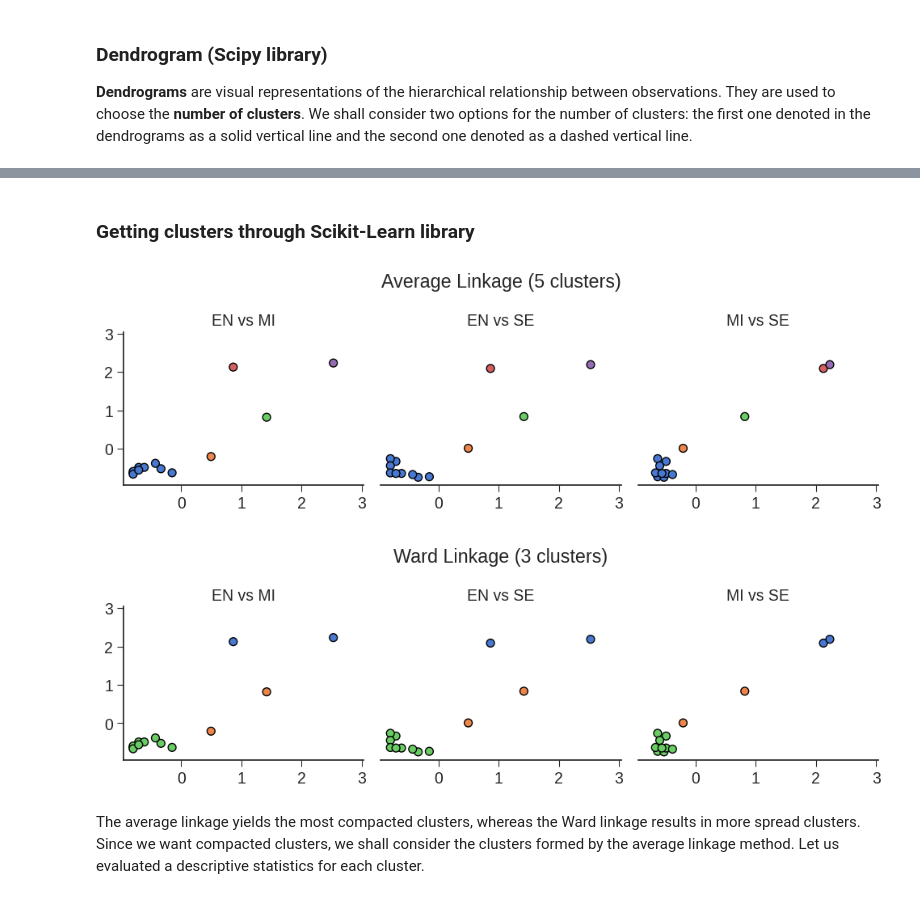
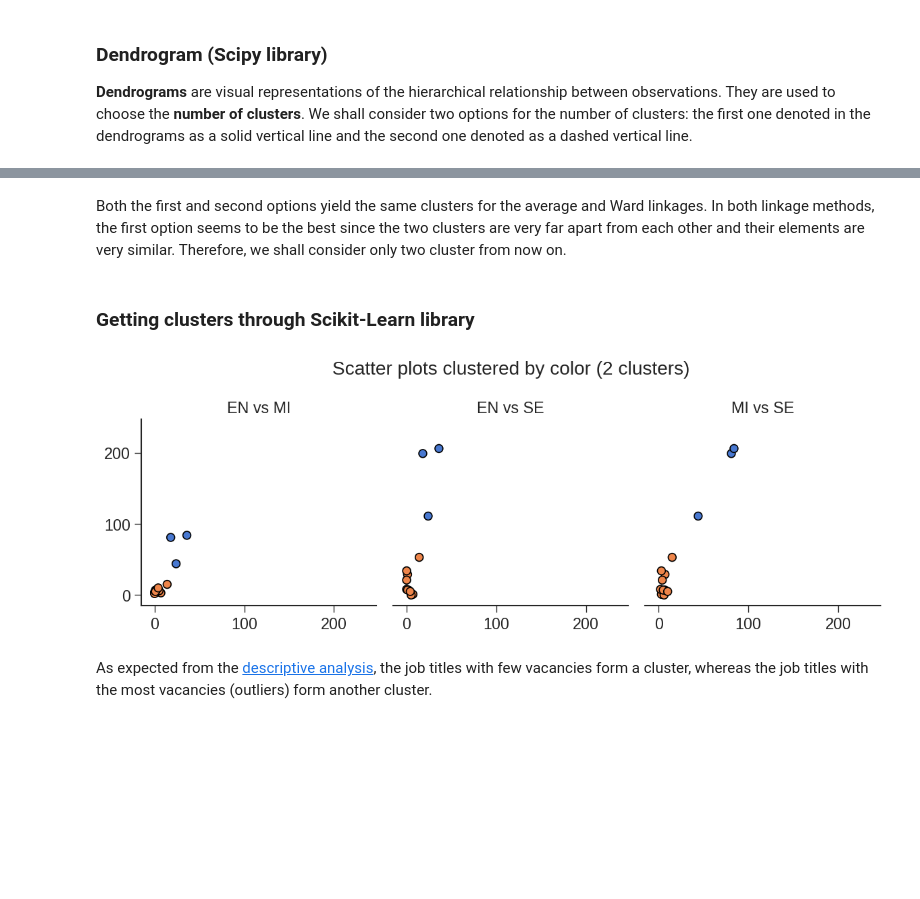
Before and after one commit to nicolaubruno/ML_projects, a Jupyter notebook: Data Science Jobs/hierarchical.ipynb, the cells around one changed output, grey strips where cells are left out. Saved outputs shown, nothing was run; the diff lists cells and outputs as text; code cells hidden in the pictures; blank space fills up the shorter version.

```diff
--- a/Data Science Jobs/hierarchical.ipynb
+++ b/Data Science Jobs/hierarchical.ipynb
@@ -59,3 +72,0 @@ Since the amplitudes of each experience level are different, we shall scale the
-# %%
-scaled_df = pd.DataFrame(StandardScaler().fit_transform(df), index = df.index, columns = df.columns)
-scaled_df
@@ -116,7 +111,7 @@ max_distance = np.max(proximity_matrices)
 
 #----- Figure and Axes ------#
 
-fig = plt.figure(figsize = (13,4), dpi = 80)
+fig = plt.figure(figsize = (13,4), dpi = 100)
 gs = fig.add_gridspec(nrows = 1, ncols = 22)
 
 axs = [
@@ -306,76 +299,73 @@ The average and Ward linkages yield similar clusters for the first option. The o
+# %% [markdown]
+Both the first and second options yield the same clusters for the average and Ward linkages. In both linkage methods, the first option seems to be the best since the two clusters are very far apart from each other and their elements are very similar. Therefore, we shall consider only two cluster from now on.
 # %% [markdown]
 ### Getting clusters through Scikit-Learn library
 # %%
 #----- Defining Estimators and fitting them to the data -----#
-fitted_models = [
-    AgglomerativeClustering(n_clusters = 5, linkage = 'average').fit(scaled_df),
-    AgglomerativeClustering(n_clusters = 3, linkage = 'ward').fit(scaled_df)
-]
+fitted_model = AgglomerativeClustering(n_clusters = 2, linkage = 'ward').fit(scaled_df)
 
 #----- Set figure and Axis -----#
 
-fig = plt.figure(figsize = (10, 7), dpi = 100)
-gs = fig.add_gridspec(nrows = 2, ncols = 3)
+fig = plt.figure(figsize = (10, 4), dpi = 120)
+gs = fig.add_gridspec(nrows = 1, ncols = 3)
 
 ax = []
-for i in range(2):
+for i in range(1):
     for j in range(3):
         ax.append(fig.add_subplot(gs[i, j]))
 
         # Remove spines
         if j == 0:
             ax[-1].spines[['top', 'right']].set_visible(False)
 
         else:
             ax[-1].spines[['top', 'right', 'left']].set_visible(False)
             ax[-1].yaxis.set_tick_params(labelleft = False, left = False)
 
-        ax[-1].set_xlim(scaled_df.min().min()*1.2, scaled_df.max().max()*1.2)
-        ax[-1].set_ylim(scaled_df.min().min()*1.2, scaled_df.max().max()*1.2)
+        ax[-1].set_xlim(-15, df.max().max()*1.2)
+        ax[-1].set_ylim(-15, df.max().max()*1.2)
 
 #----- Style -----#
 
 plt.style.use('seaborn-ticks')
 plt.rcParams.update({'font.size': 14})
 
 #----- Scatter plots -----#
 
-suptitles = ['Average Linkage (%d clusters)' % 5, 'Ward Linkage (%d clusters)' % 3]
 titles = ['EN vs MI', 'EN vs SE', 'MI vs SE']
 cols = [('EN', 'MI'), ('EN', 'SE'), ('MI', 'SE')]
 
-for i in range(2):
-    big_axes = fig.add_subplot(gs[i, :])
-    big_axes.set_title(suptitles[i], pad = 40)
-    big_axes.set_axis_off()
+big_axes = fig.add_subplot(gs[0, :])
+big_axes.set_title('Scatter plots clustered by color (2 clusters)', pad = 40)
+big_axes.set_axis_off()
 
-    for j in range(3):
-        sns.scatterplot(
-            data = scaled_df,
-            x = cols[j][0],
-            y = cols[j][1],
-            ax = ax[i*3 + j],
-            hue = fitted_models[i].labels_,
-            legend = False,
-            s = 50,
-            linewidth = 1,
-            edgecolor = 'black',
-            palette = 'muted'
-        )
+for j in range(3):
+    sns.scatterplot(
+        data = df,
+        x = cols[j][0],
+        y = cols[j][1],
+        ax = ax[j],
+        hue = fitted_model.labels_,
+        legend = False,
+        s = 50,
+        linewidth = 1,
+        edgecolor = 'black',
+        palette = 'muted'
+    )
 
-        ax[3*i + j].set_title(titles[j], fontsize = 14)
-        ax[3*i + j].set_xlabel('')
-        ax[3*i + j].set_ylabel('')
+    ax[j].set_title(titles[j], fontsize = 14)
+    ax[j].set_xlabel('')
+    ax[j].set_ylabel('')
 
 
 #----- Show and/or save figure -----#
 
 plt.tight_layout()
-plt.savefig('images/hierarchical/scatter_plots_with_clusters.png', dpi = 100)
+plt.savefig('images/hierarchical/scatter_plots_with_clusters.png', dpi = 120)
 # %% [output]
-[figure, old version]
+[figure, new version]
 # %% [markdown]
-The average linkage yields the most compacted clusters, whereas the Ward linkage results in more spread clusters. Since we want compacted clusters, we shall consider the clusters formed by the average linkage method. Let us evaluated a descriptive statistics for each cluster.
+As expected from the [descriptive analysis](descriptive-analysis.ipynb), the job titles with few vacancies form a cluster, whereas the job titles with the most vacancies (outliers) form another cluster.
 # %%
 #----- Grouping by clusters -----#
 
```
Also changed, not shown: parts of 11 cells of this notebook, 7 other files.
